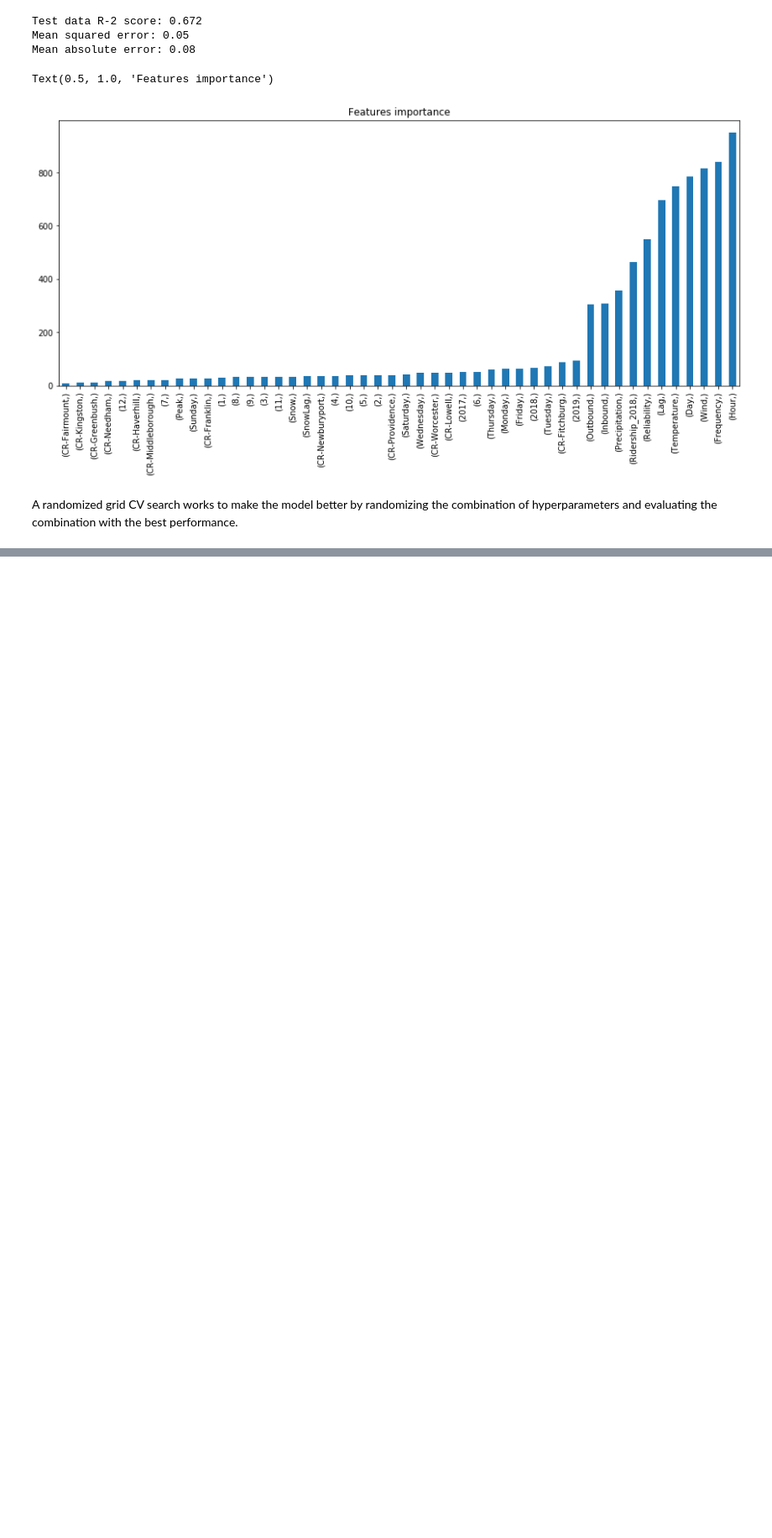
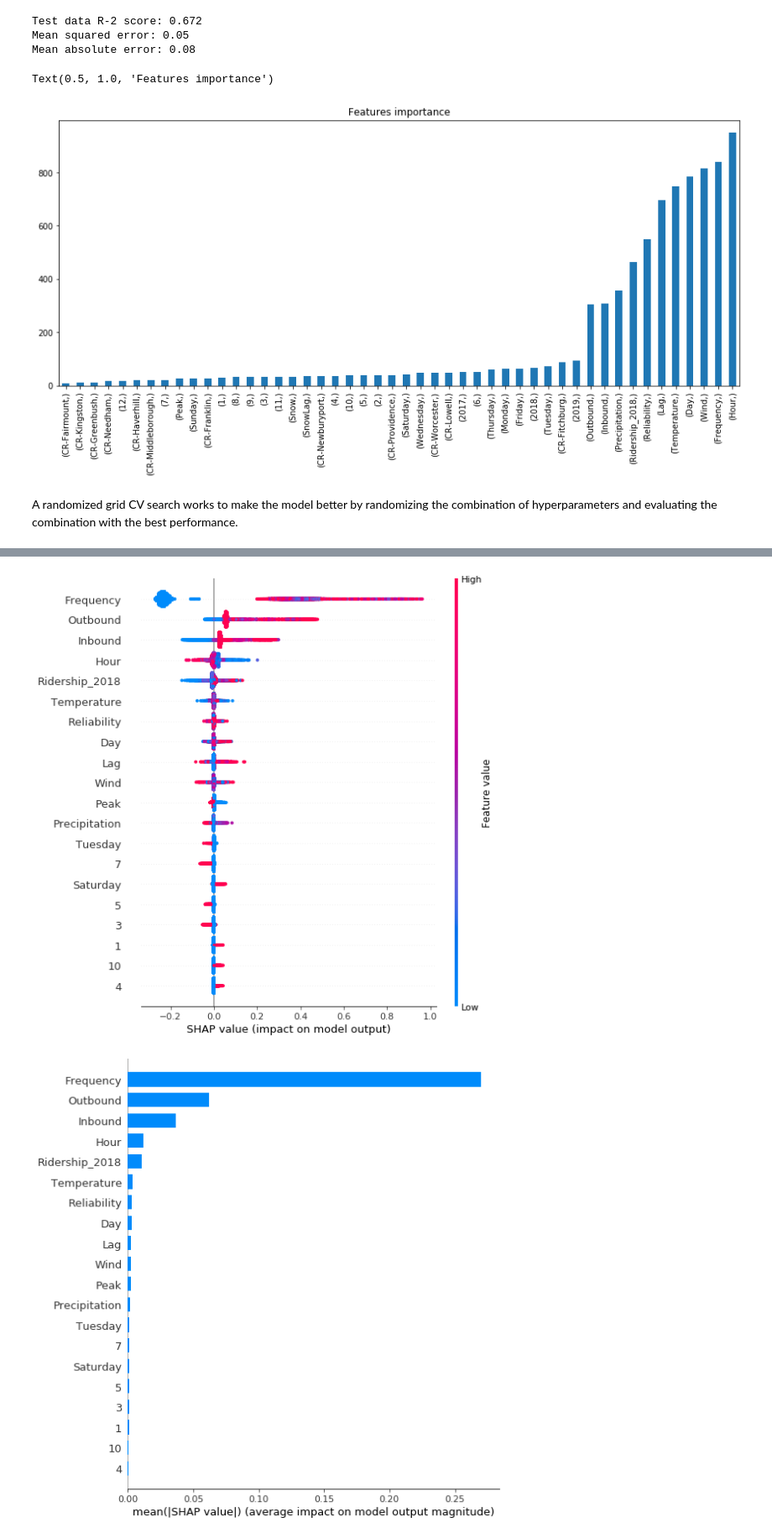
Before and after one commit to ritwikamukherjee/Insight_Project, a Jupyter notebook: MBTA commuter rail service interruption estimations.ipynb, the cells around one changed output, grey strips where cells are left out. Shown at 84% size. Drawn from its saved outputs; the diff is of its cells as text; code cells hidden in the pictures; blank space fills up the shorter version.

```diff
--- a/MBTA commuter rail service interruption estimations.ipynb
+++ b/MBTA commuter rail service interruption estimations.ipynb
@@ -775,7 +820,10 @@ learning_rate (both XGBoost and LightGBM):
 It is also called shrinkage. The effect of using it is that learning is slowed down, in turn requiring more trees to be added to the ensemble. This gives the model a regularisation effect. It reduces the influence of each individual tree and leaves space for future trees to improve the model.
 # %%
 #Testing parameters
-model = lgb.LGBMRegressor(boosting_type='gbdt', num_leaves=70, max_depth=15, learning_rate=0.1,
-                       n_estimators=120, subsample_for_bin=1000,
-                      min_split_gain=0,  min_child_samples=5, min_child_weight=0.0001,subsample=1.0, subsample_freq=0,
-                      colsample_bytree=1.0, reg_alpha=0.0, reg_lambda=0.0, random_state=42, n_jobs=-1, silent=True)
+model = lgb.LGBMRegressor(boosting_type='gbdt', class_weight=None, colsample_bytree=1.0,
+              importance_type='split', learning_rate=0.05, max_depth=7,
+              min_child_samples=2, min_child_weight=0.0001, min_data_in_leaf=20,
+              min_split_gain=0.01, n_estimators=120, n_jobs=-1, num_leaves=250,
+              objective=None, random_state=42, reg_alpha=0.0, reg_lambda=0.0,
+              silent=True, subsample=0.7, subsample_for_bin=1000,
+              subsample_freq=1)
@@ -848 +894,10 @@ preds
+# %%
+#Testing parameters
+model = lgb.LGBMRegressor(boosting_type='gbdt', class_weight=None, colsample_bytree=1.0,
+              importance_type='split', learning_rate=0.05, max_depth=7,
+              min_child_samples=2, min_child_weight=0.0001, min_data_in_leaf=20,
+              min_split_gain=0.01, n_estimators=120, n_jobs=-1, num_leaves=250,
+              objective=None, random_state=42, reg_alpha=0.0, reg_lambda=0.0,
+              silent=True, subsample=0.7, subsample_for_bin=1000,
+              subsample_freq=1)
 # %%
@@ -856,0 +920,6 @@ with open('/content/gdrive/My Drive/Commuter_lightgbm_model_v1.pkl', 'wb') as f:
+# %%
+#SHAP to understand the features better
+import shap as shap
+shap.initjs()
+#explainer = shap.TreeExplainer(model)
+shap_values = shap.TreeExplainer(model).shap_values(X_test)
@@ -856,0 +928,6 @@ with open('/content/gdrive/My Drive/Commuter_lightgbm_model_v1.pkl', 'wb') as f:
+# %%
+shap.summary_plot(shap_values, X_test)
+shap.summary_plot(shap_values, X_test, plot_type="bar")
+# %% [output]
+[figure, added]
+[figure, added]
```
Also changed, not shown: parts of 41 cells of this notebook.
